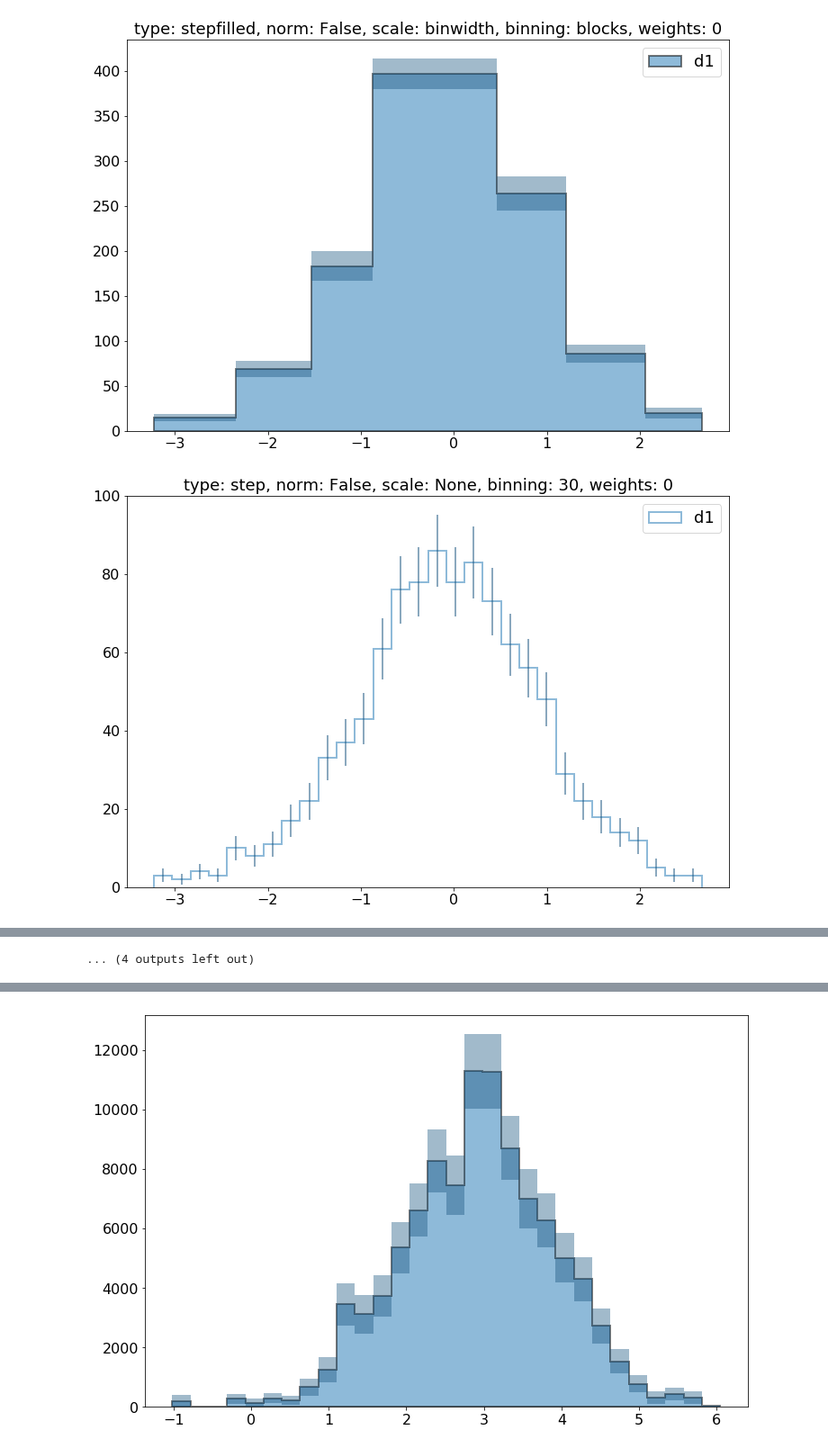
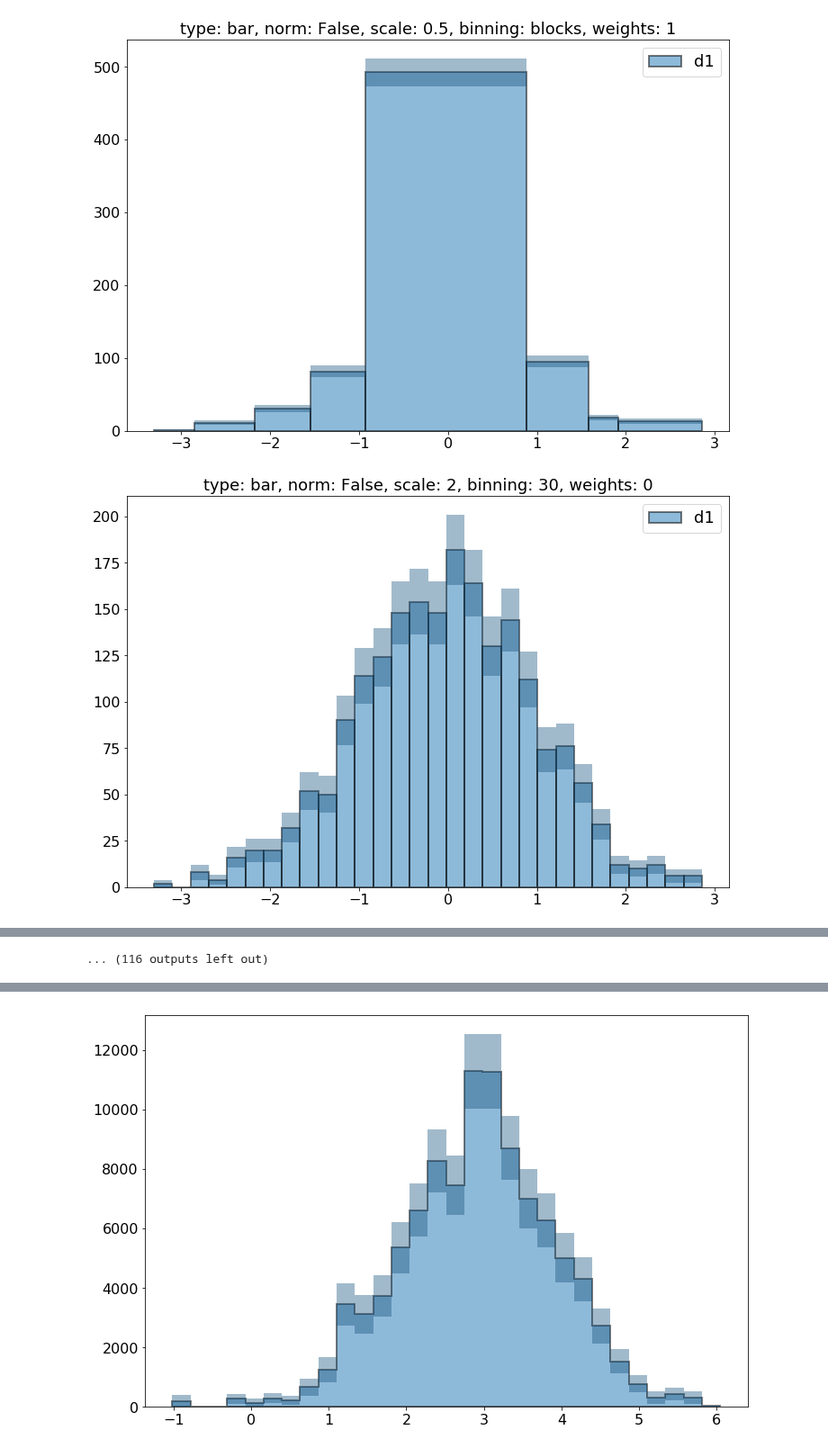
Before and after one commit to pollackscience/histogram_plus, a Jupyter notebook: scripts/hist_plus.ipynb, the cells around one changed output, grey strips where cells are left out. Shown at 90% size. Cells and saved outputs as stored; diff of their text form; code cells hidden in the pictures.

```diff
--- a/scripts/hist_plus.ipynb
+++ b/scripts/hist_plus.ipynb
@@ -8,7 +8,7 @@ plt.rcParams['figure.figsize'] = (12,8)
 # %%
 np.random.seed(8008)
 data = np.random.normal(0, 1, size=1000)
-weights = np.random.uniform(2,4, size=1000)
+weights = np.random.uniform(1,2, size=1000)
 weights2 = np.random.uniform(0.1,200, size=1000)
 weights3 = np.random.uniform(0.1,0.3, size=1000)
 data2 = np.random.normal(3, 1, size=1000)
@@ -22,21 +27,23 @@ data_mixed_uni = np.concatenate([np.random.uniform(1,10, size=5000), np.random.u
 # %%
 types = ['bar', 'stepfilled', 'step', 'marker']
 #types=['marker']
-#norms = [False, True]
-norms = [False]
-#scale = [None, 0.5, 2, 'binwidth']
+norms = [False, True]
+#norms = [False]
+scale = [None, 0.5, 2, 'binwidth']
 #scale = [None, 2, 'binwidth']
-scale = [None, 'binwidth']
-#bins = [30, 'auto', 100, 'blocks']
+#scale = [None, 'binwidth']
+#bins = [30, 'auto', 100]
 bins = [30, 'blocks']
-ws = [weights]
+ws = [None, weights]
+#bins=['blocks']
+#ws = [weights]
 for t in types:
     for n in norms:
         for s in scale:
             for b in bins:
                 for iw, w in enumerate(ws):
                     plt.figure()
-                    hist(data, bins=b, histtype=t, normed=n, scale=s, errorbars=True, alpha=0.5, label='d1')
                     plt.title('type: {0}, norm: {1}, scale: {2}, binning: {3}, weights: {4}'.format(t, n, s, b, iw))
+                    hist(data, bins=b, histtype=t, normed=n, scale=s, errorbars=True, weights=w, alpha=0.5, label='d1')
                     plt.legend()
 # %% [output]
@@ -50,2 +57,2 @@ for t in types:
-[figure, old version]
+[figure, new version]
-[figure, old version]
+[figure, new version]
@@ -55,3 +62,3 @@ for t in types:
-... (4 outputs left out)
+... (116 outputs left out)
 # %%
 stack_d_test = [sorted(data)[20:-20]]*2
```
Also changed, not shown: parts of 10 cells of this notebook, 56 other files.
